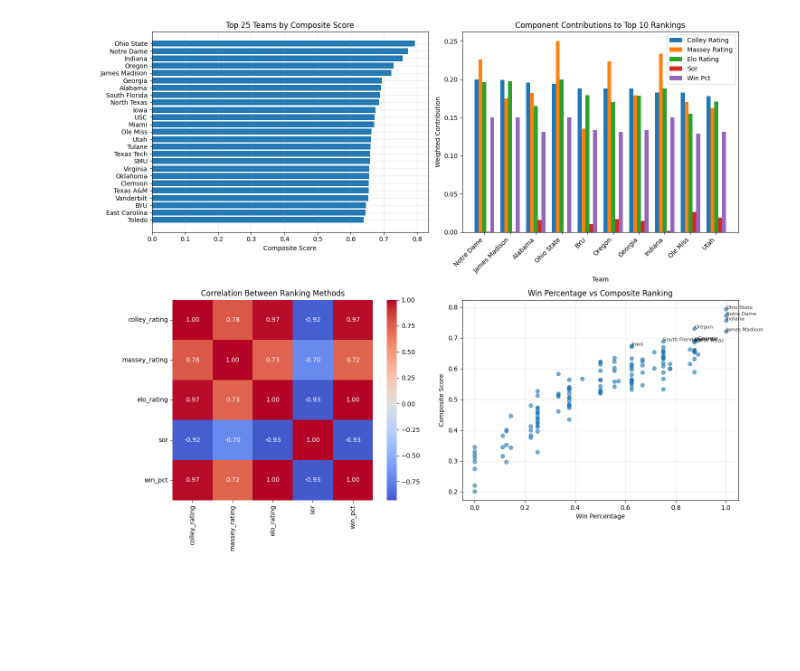
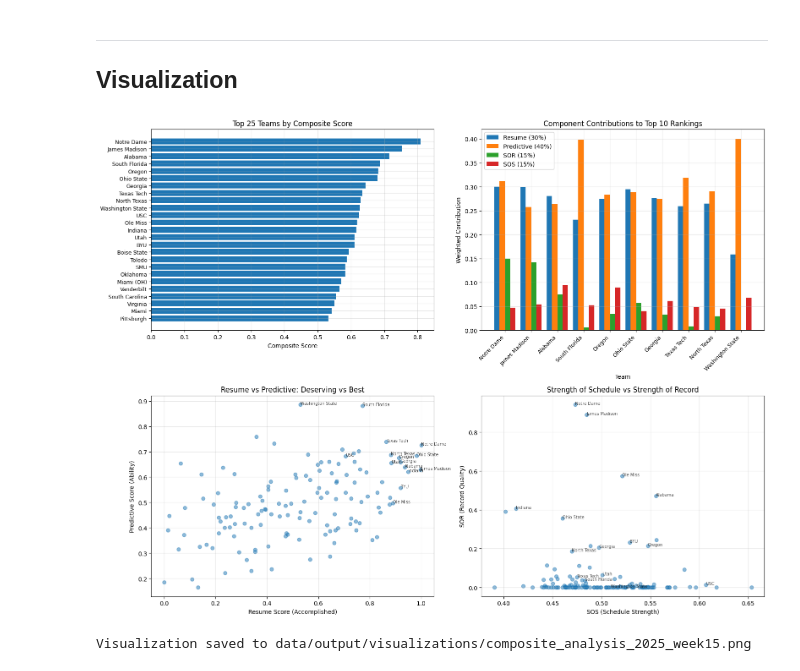
Before and after one commit to XavierAgostino/cfp-selection-simulator, a Jupyter notebook: notebooks/03_composite_rankings.ipynb, the cells around one changed output. Saved outputs shown, nothing was run; the diff lists cells and outputs as text; code cells hidden in the pictures; blank space fills up the shorter version.

Commit message:
Integrate full backtesting updates and methodology docs

```diff
--- a/notebooks/03_composite_rankings.ipynb
+++ b/notebooks/03_composite_rankings.ipynb
@@ -180,0 +444,14 @@ Top 25 Composite Rankings:
+# %%
+# Cell 8: Add Component Ranks
+# Add individual component ranks for reference
+composite_df['resume_rank'] = composite_df['resume_score'].rank(method='min', ascending=False).astype(int)
+composite_df['predictive_rank'] = composite_df['predictive_score'].rank(method='min', ascending=False).astype(int)
+# SOR: sor_score = -log10(prob), so HIGHER score = harder achievement = BETTER (rank 1 = best)
+composite_df['sor_rank'] = composite_df['sor'].rank(method='min', ascending=False).astype(int)
+composite_df['sos_rank'] = composite_df['sos'].rank(method='min', ascending=False).astype(int)
+
+print('Component Rankings for Top 10:')
+print()
+print(composite_df[[
+    'rank', 'team', 'resume_rank', 'predictive_rank', 'sor_rank', 'sos_rank'
+]].head(10))
@@ -181,57 +498,67 @@ Top 25 Composite Rankings:
+# %% [markdown]
+---
+
+## Visualization
 # %%
-# Cell 5: Visualize Rankings Comparison
-import matplotlib.pyplot as plt
-import seaborn as sns
-
-fig, axes = plt.subplots(2, 2, figsize=(15, 12))
+# Cell 10: Visualize Component Contributions
+fig, axes = plt.subplots(2, 2, figsize=(16, 12))
 
 # Plot 1: Top 25 composite scores
 ax1 = axes[0, 0]
 top25 = final_rankings.head(25)
 ax1.barh(range(25, 0, -1), top25['composite_score'])
 ax1.set_yticks(range(25, 0, -1))
-ax1.set_yticklabels(top25['team'])
+ax1.set_yticklabels(top25['team'], fontsize=9)
 ax1.set_xlabel('Composite Score')
 ax1.set_title('Top 25 Teams by Composite Score')
 ax1.grid(True, alpha=0.3)
 
 # Plot 2: Component contributions for top 10
 ax2 = axes[0, 1]
-top10 = normalized_df.head(10)
-components = ['colley_rating', 'massey_rating', 'elo_rating', 'sor', 'win_pct']
+top10 = composite_df.head(10)
 x = np.arange(10)
-width = 0.15
+width = 0.2
 
-for i, component in enumerate(components):
-    values = top10[component] * weights[component]
-    ax2.bar(x + i*width, values, width, label=component.replace('_', ' ').title())
+ax2.bar(x - 1.5*width, top10['resume_norm'] * weights['resume'], width, label='Resume (30%)')
+ax2.bar(x - 0.5*width, top10['predictive_norm'] * weights['predictive'], width, label='Predictive (40%)')
+ax2.bar(x + 0.5*width, top10['sor_norm'] * weights['sor'], width, label='SOR (15%)')
+ax2.bar(x + 1.5*width, top10['sos_norm'] * weights['sos'], width, label='SOS (15%)')
 
 ax2.set_xlabel('Team')
-ax2.set_xticks(x + width * 2)
-ax2.set_xticklabels(top10['team'], rotation=45, ha='right')
+ax2.set_xticks(x)
+ax2.set_xticklabels(top10['team'], rotation=45, ha='right', fontsize=9)
 ax2.set_ylabel('Weighted Contribution')
 ax2.set_title('Component Contributions to Top 10 Rankings')
 ax2.legend()
+ax2.grid(True, alpha=0.3)
 
-# Plot 3: Correlation heatmap
+# Plot 3: Resume vs Predictive scatter
 ax3 = axes[1, 0]
-correlation_matrix = rankings[metrics_to_normalize].corr()
-sns.heatmap(correlation_matrix, annot=True, fmt='.2f', cmap='coolwarm',
-            center=0, ax=ax3, square=True)
-ax3.set_title('Correlation Between Ranking Methods')
+ax3.scatter(composite_df['resume_score'], composite_df['predictive_score'], alpha=0.5)
+for i, row in composite_df.head(15).iterrows():
+    ax3.annotate(row['team'], (row['resume_score'], row['predictive_score']),
+                fontsize=7, alpha=0.7)
+ax3.set_xlabel('Resume Score (Accomplished)')
+ax3.set_ylabel('Predictive Score (Ability)')
+ax3.set_title('Resume vs Predictive: Deserving vs Best')
+ax3.grid(True, alpha=0.3)
 
-# Plot 4: Win % vs Composite Score
+# Plot 4: SOR vs SOS scatter
 ax4 = axes[1, 1]
-ax4.scatter(final_rankings['win_pct'], final_rankings['composite_score'], alpha=0.6)
-for i, row in final_rankings.head(10).iterrows():
-    ax4.annotate(row['team'], (row['win_pct'], row['composite_score']),
-                fontsize=8, alpha=0.8)
-ax4.set_xlabel('Win Percentage')
-ax4.set_ylabel('Composite Score')
-ax4.set_title('Win Percentage vs Composite Ranking')
+ax4.scatter(composite_df['sos'], composite_df['sor'], alpha=0.5)
+for i, row in composite_df.head(15).iterrows():
+    ax4.annotate(row['team'], (row['sos'], row['sor']),
+                fontsize=7, alpha=0.7)
+ax4.set_xlabel('SOS (Schedule Strength)')
+ax4.set_ylabel('SOR (Record Quality)')
+ax4.set_title('Strength of Schedule vs Strength of Record')
 ax4.grid(True, alpha=0.3)
 
 plt.tight_layout()
+plt.savefig(output_dir.parent / 'visualizations' / f'composite_analysis_{year}_week{week}.png', dpi=150, bbox_inches='tight')
 plt.show()
+
+print(f'Visualization saved to {output_dir.parent / "visualizations" / f"composite_analysis_{year}_week{week}.png"}')
 # %% [output]
-[figure, old version]
+[figure, new version]
+Visualization saved to data/output/visualizations/composite_analysis_2025_week15.png
```
Also changed, not shown: parts of 16 cells of this notebook, 23 other files.
